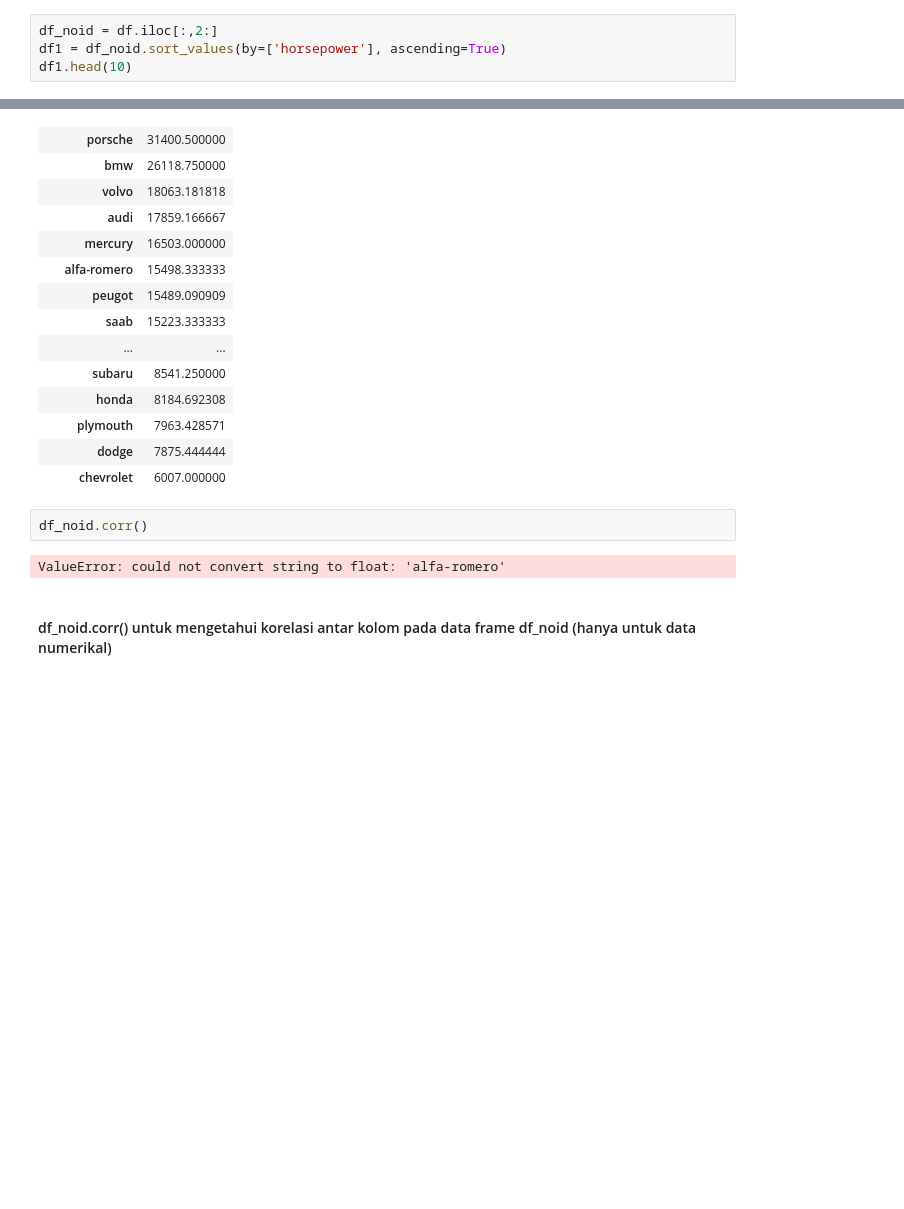
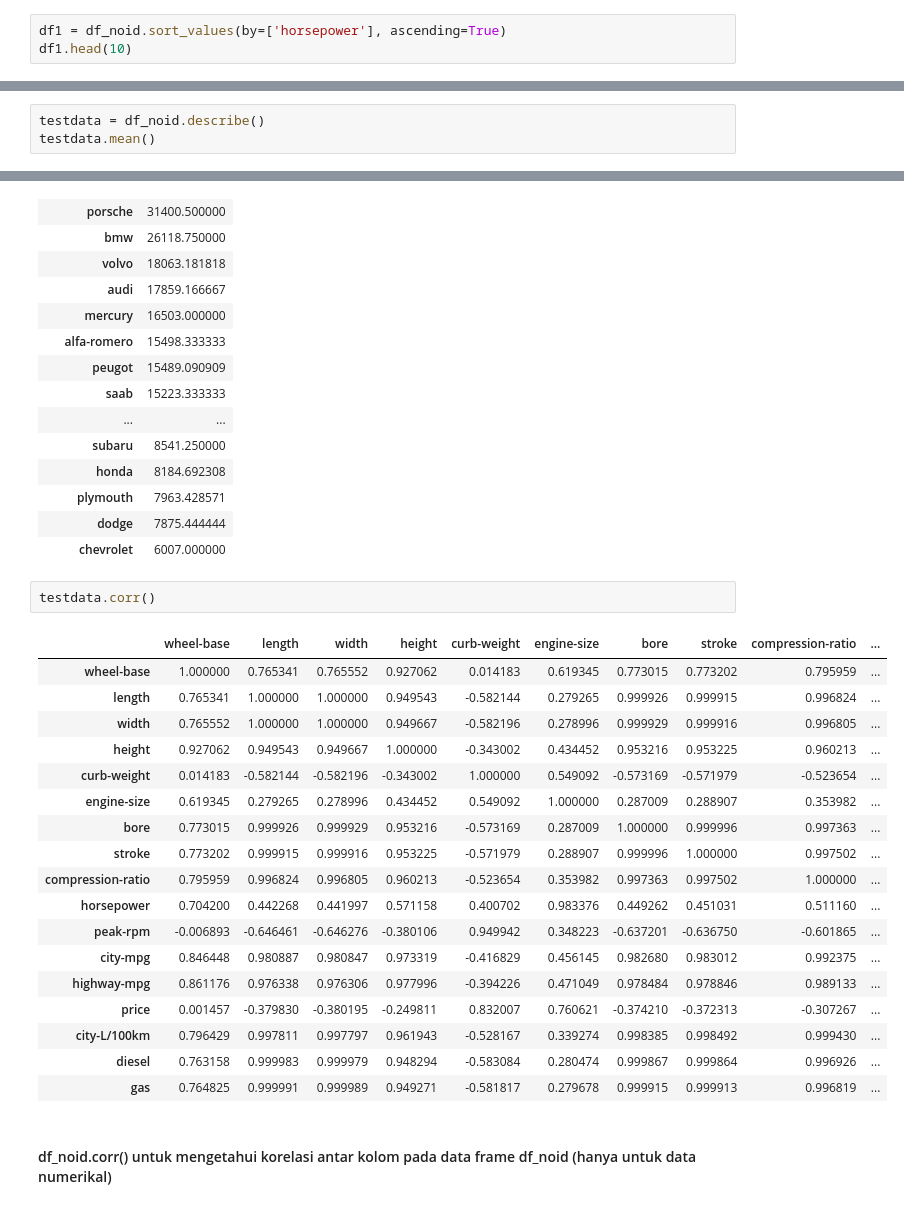
Before and after one commit to rizrmdhn/Praktikum-Pembelajaran-Mesin, a Jupyter notebook: P2/p2.ipynb, the cells around one changed output, grey strips where cells are left out. Drawn from its saved outputs; the diff is of its cells as text; blank space fills up the shorter version.

```diff
--- a/P2/p2.ipynb
+++ b/P2/p2.ipynb
@@ -86,7 +86,6 @@ df_noid
 # %% [markdown]
 #### df.iloc[:,2:] untuk mengambil semua baris dan kolom ke 2 sampai akhir
 # %%
-df_noid = df.iloc[:,2:]
 df1 = df_noid.sort_values(by=['horsepower'], ascending=True)
 df1.head(10)
 # %% [output]
@@ -164,0 +160,3 @@ TypeError: can only concatenate str (not "int") to str
+# %%
+testdata = df_noid.describe()
+testdata.mean()
@@ -258,8 +275,25 @@ df_noid.groupby('make')[['price']].mean().sort_values(by='price', ascending=Fals
 | dodge | 7875.444444 |
 | chevrolet | 6007.000000 |
 # %%
-df_noid.corr()
+testdata.corr()
 # %% [output]
-ValueError: could not convert string to float: 'alfa-romero'
+|  | wheel-base | length | width | height | curb-weight | engine-size | bore | stroke | compression-ratio | ... |
+| wheel-base | 1.000000 | 0.765341 | 0.765552 | 0.927062 | 0.014183 | 0.619345 | 0.773015 | 0.773202 | 0.795959 | ... |
+| length | 0.765341 | 1.000000 | 1.000000 | 0.949543 | -0.582144 | 0.279265 | 0.999926 | 0.999915 | 0.996824 | ... |
+| width | 0.765552 | 1.000000 | 1.000000 | 0.949667 | -0.582196 | 0.278996 | 0.999929 | 0.999916 | 0.996805 | ... |
+| height | 0.927062 | 0.949543 | 0.949667 | 1.000000 | -0.343002 | 0.434452 | 0.953216 | 0.953225 | 0.960213 | ... |
+| curb-weight | 0.014183 | -0.582144 | -0.582196 | -0.343002 | 1.000000 | 0.549092 | -0.573169 | -0.571979 | -0.523654 | ... |
+| engine-size | 0.619345 | 0.279265 | 0.278996 | 0.434452 | 0.549092 | 1.000000 | 0.287009 | 0.288907 | 0.353982 | ... |
+| bore | 0.773015 | 0.999926 | 0.999929 | 0.953216 | -0.573169 | 0.287009 | 1.000000 | 0.999996 | 0.997363 | ... |
+| stroke | 0.773202 | 0.999915 | 0.999916 | 0.953225 | -0.571979 | 0.288907 | 0.999996 | 1.000000 | 0.997502 | ... |
+| compression-ratio | 0.795959 | 0.996824 | 0.996805 | 0.960213 | -0.523654 | 0.353982 | 0.997363 | 0.997502 | 1.000000 | ... |
+| horsepower | 0.704200 | 0.442268 | 0.441997 | 0.571158 | 0.400702 | 0.983376 | 0.449262 | 0.451031 | 0.511160 | ... |
+| peak-rpm | -0.006893 | -0.646461 | -0.646276 | -0.380106 | 0.949942 | 0.348223 | -0.637201 | -0.636750 | -0.601865 | ... |
+| city-mpg | 0.846448 | 0.980887 | 0.980847 | 0.973319 | -0.416829 | 0.456145 | 0.982680 | 0.983012 | 0.992375 | ... |
+| highway-mpg | 0.861176 | 0.976338 | 0.976306 | 0.977996 | -0.394226 | 0.471049 | 0.978484 | 0.978846 | 0.989133 | ... |
+| price | 0.001457 | -0.379830 | -0.380195 | -0.249811 | 0.832007 | 0.760621 | -0.374210 | -0.372313 | -0.307267 | ... |
+| city-L/100km | 0.796429 | 0.997811 | 0.997797 | 0.961943 | -0.528167 | 0.339274 | 0.998385 | 0.998492 | 0.999430 | ... |
+| diesel | 0.763158 | 0.999983 | 0.999979 | 0.948294 | -0.583084 | 0.280474 | 0.999867 | 0.999864 | 0.996926 | ... |
+| gas | 0.764825 | 0.999991 | 0.999989 | 0.949271 | -0.581817 | 0.279678 | 0.999915 | 0.999913 | 0.996819 | ... |
 # %% [markdown]
 #### df_noid.corr() untuk mengetahui korelasi antar kolom pada data frame df_noid (hanya untuk data numerikal)
```
Also changed, not shown: parts of 2 cells of this notebook.
